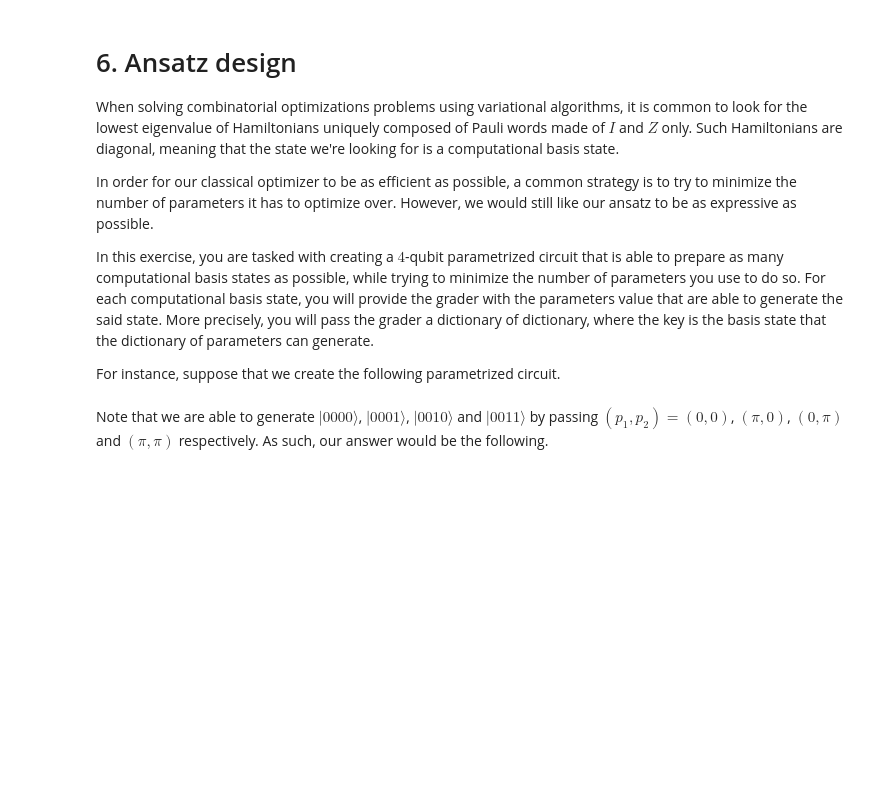
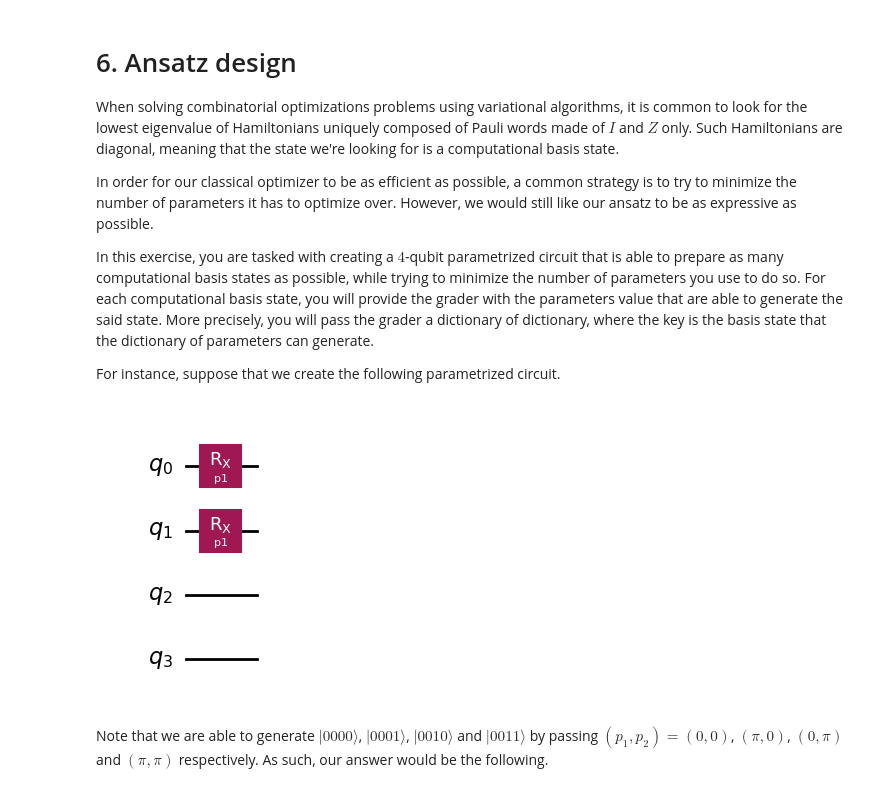
Before and after one commit to chaotiquetaurus/hackaton_interesemestre2, a Jupyter notebook: Sandbox/Question_omar.ipynb, the cells around one changed output. Cells and saved outputs as stored; diff of their text form; code cells hidden in the pictures; blank space fills up the shorter version.

```diff
--- a/Sandbox/Question_omar.ipynb
+++ b/Sandbox/Question_omar.ipynb
@@ -477,12 +508,14 @@ For instance, suppose that we create the following parametrized circuit.
 # %%
 from qiskit.circuit import QuantumCircuit, Parameter
 
 qc = QuantumCircuit(4)
 p1 = Parameter("p1")
 p2 = Parameter("p2")
 qc.rx(p1, 0)
-qc.rx(p2, 1)
+qc.rx(p1, 1)
 qc.draw("mpl")
+# %% [output]
+[figure, added]
 # %% [markdown]
 Note that we are able to generate $|0000\rangle$, $|0001\rangle$, $|0010\rangle$ and $|0011\rangle$ by passing $\left(p_1,p_2\right)=(0, 0)$, $(\pi, 0)$, $(0, \pi)$ and $(\pi, \pi)$ respectively. As such, our answer would be the following.
 # %%
```
Also changed, not shown: parts of 11 cells of this notebook, 1 other file.
